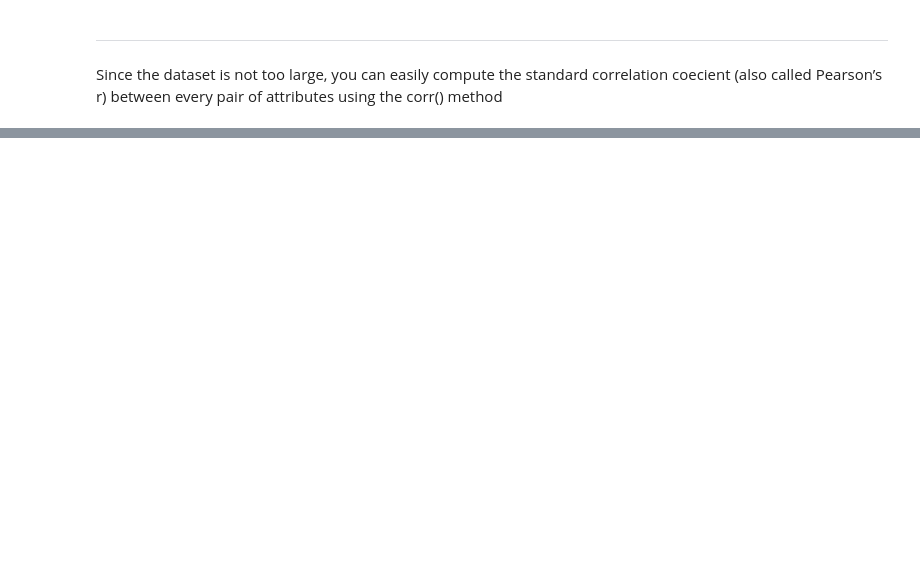
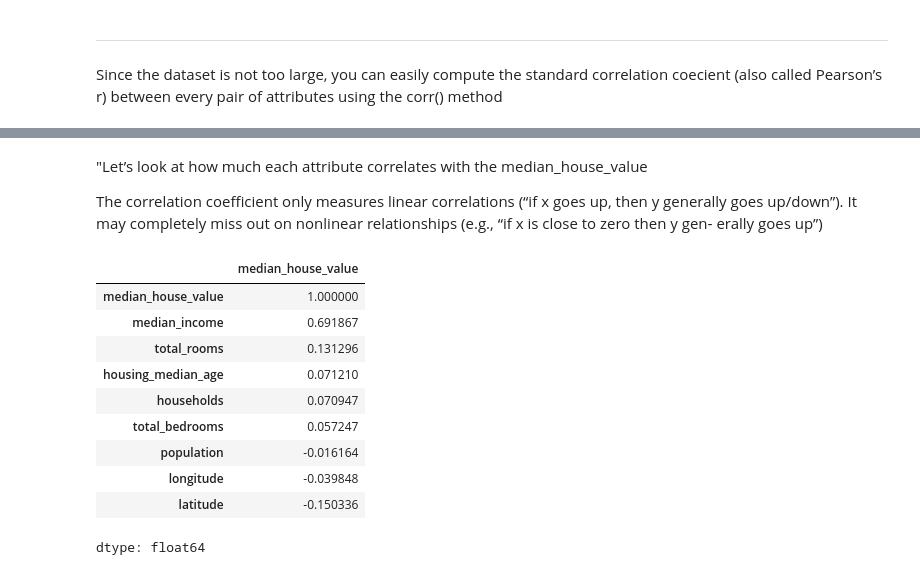
Before and after one commit to premcodeexplorer/ML-Learning, a Jupyter notebook: ml_chapter2_housingdata.ipynb, the cells around one changed output, grey strips where cells are left out. Cells and saved outputs as stored; diff of their text form; code cells hidden in the pictures; blank space fills up the shorter version.

```diff
--- a/ml_chapter2_housingdata.ipynb
+++ b/ml_chapter2_housingdata.ipynb
@@ -361,0 +409,24 @@ method
+# %%
+corr_matrix = housing.select_dtypes(include=[np.number]).corr()
+#This line filters your DataFrame to keep only numeric columns and avoids the string-based ocean_proximity column.
+# %% [markdown]
+"Let’s look at how much each attribute correlates with the median_house_value
+
+The correlation coefficient only measures linear correlations (“if x
+goes up, then y generally goes up/down”). It may completely miss
+out on nonlinear relationships (e.g., “if x is close to zero then y gen‐
+erally goes up”)
+# %%
+corr_matrix["median_house_value"].sort_values(ascending=False)
+# %% [output]
+|  | median_house_value |
+| median_house_value | 1.000000 |
+| median_income | 0.691867 |
+| total_rooms | 0.131296 |
+| housing_median_age | 0.071210 |
+| households | 0.070947 |
+| total_bedrooms | 0.057247 |
+| population | -0.016164 |
+| longitude | -0.039848 |
+| latitude | -0.150336 |
+dtype: float64
```
Also changed, not shown: parts of 9 cells of this notebook.
